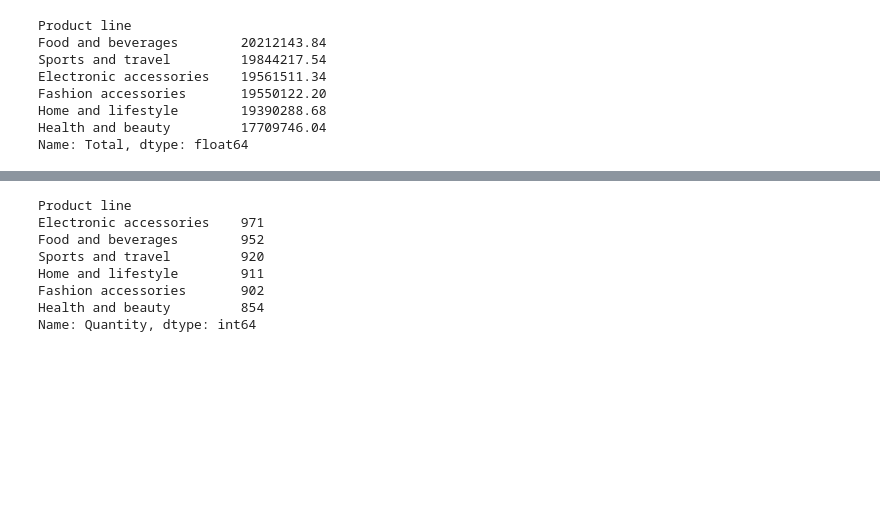
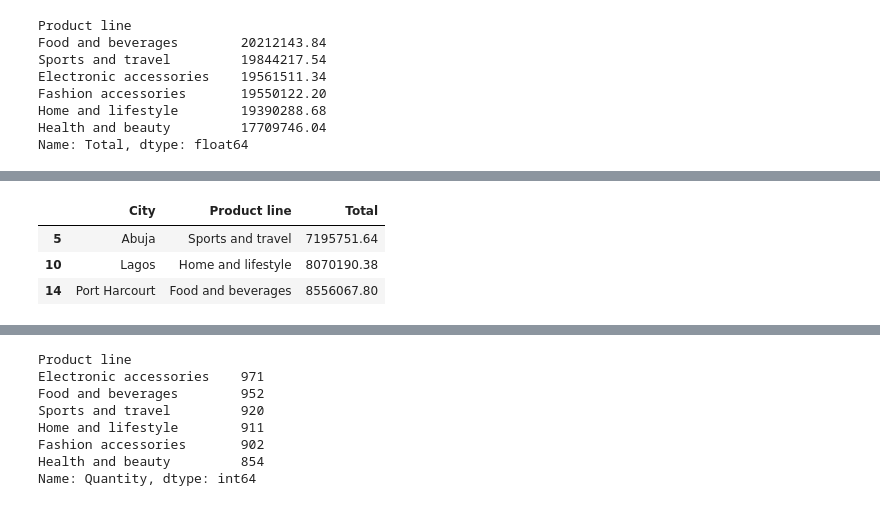
Before and after one commit to U-Chiamaka/Supermarket-Sales-Analysis, a Jupyter notebook: Supermarket_Analysis.ipynb, the cells around one changed output, grey strips where cells are left out. Drawn from its saved outputs; the diff is of its cells as text; code cells hidden in the pictures; blank space fills up the shorter version.

```diff
--- a/Supermarket_Analysis.ipynb
+++ b/Supermarket_Analysis.ipynb
@@ -415,0 +440,7 @@ Name: Total, dtype: float64
+# %%
+branch_product_sales.loc[branch_product_sales.groupby('City')['Total'].idxmax()]
+# %% [output]
+|  | City | Product line | Total |
+| 5 | Abuja | Sports and travel | 7195751.64 |
+| 10 | Lagos | Home and lifestyle | 8070190.38 |
+| 14 | Port Harcourt | Food and beverages | 8556067.80 |
```
Also changed, not shown: parts of 4 cells of this notebook.
